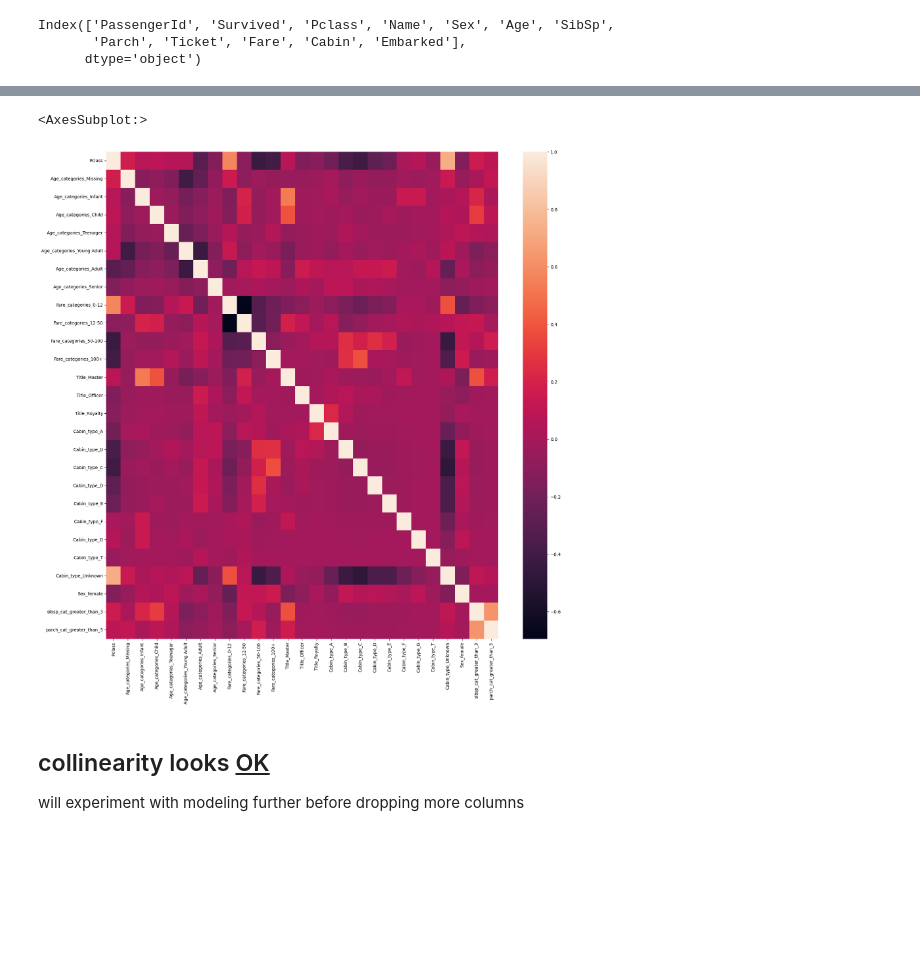
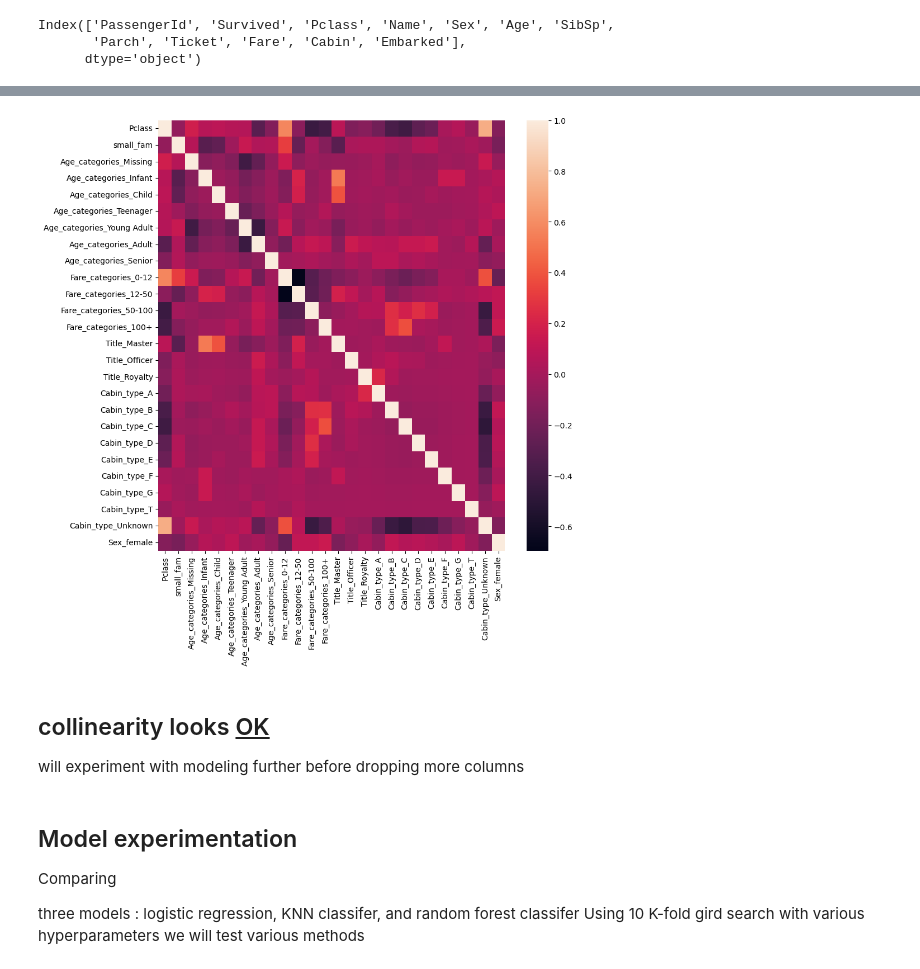
Before and after one commit to Mschaid/kg_workflow, a Jupyter notebook: notebooks/EDA.ipynb, the cells around one changed output, grey strips where cells are left out. Drawn from its saved outputs; the diff is of its cells as text; code cells hidden in the pictures; blank space fills up the shorter version.

Commit message:
git git_test

```diff
--- a/notebooks/EDA.ipynb
+++ b/notebooks/EDA.ipynb
@@ -47,18 +47,17 @@ train.groupby(by=['SibSp','Parch'], as_index=False).sum()
 # %%
 def process_data(df):
-    dum_cols = ['Age_categories', 'Fare_categories', 'Title', 'Cabin_type', 'Sex','sibsp_cat','parch_cat']
+    dum_cols = ['Age_categories', 'Fare_categories', 'Title', 'Cabin_type', 'Sex']
     return(df
            .pipe(fn.process_missing)
            .pipe(fn.process_age)
            .pipe(fn.process_fare)
            .pipe(fn.process_cabin)
            .pipe(fn.process_titles)
-           .pipe(fn.process_sibsp_parch)
+           .pipe(fn.small_fam)
            .pipe(fn.create_dummies, column_name=dum_cols)
            .drop(columns  = ['Age', 'SibSp', 'Parch',
                              'Fare', 'Title_Miss', 'Title_Mr',
-                             'Title_Mrs','Sex_male','sibsp_cat_less_than_3',
-                             'parch_cat_less_than_3'])
+                             'Title_Mrs','Sex_male'])
            )
 
 
@@ -66,10 +74,10 @@ process_train, process_test = process_data(train), process_data(test)
 # %%
-train_corr = process_train.drop(columns=['PassengerId', 'Survived']).corr()
-fig, ax = plt.subplots(figsize=(20,20))
+train_corr = process_train.drop(columns=['PassengerId', 'Survived']).corr(numeric_only = True)
+fig, ax = plt.subplots(figsize=(10,10))
 sns.heatmap(train_corr, ax=ax)
+plt.show()
 # %% [output]
-<AxesSubplot:>
-[figure, old version]
+[figure, new version]
 # %% [markdown]
 ## collinearity looks <u>OK</u>
 
@@ -78,0 +96,6 @@ cols_to_drop = ['Age', 'SibSp', 'Parch', 'Fare', 'Title_Miss', 'Title_Mr', 'Titl
+# %% [markdown]
+## Model experimentation
+Comparing
+
+three models : logistic regression, KNN classifer, and random forest classifer
+Using 10 K-fold gird search with various hyperparameters we will test various methods
```
Also changed, not shown: parts of 16 cells of this notebook, 2 other files.
